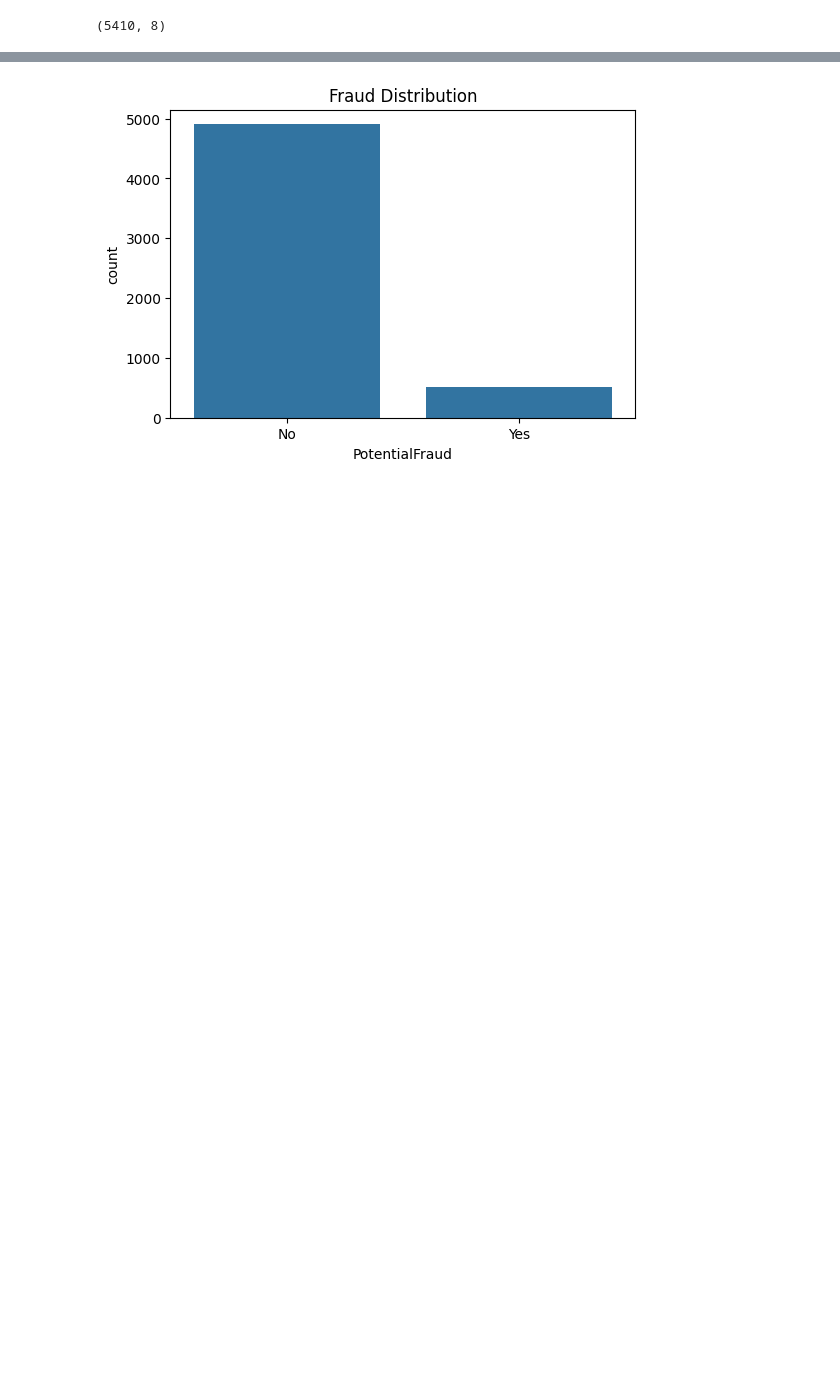
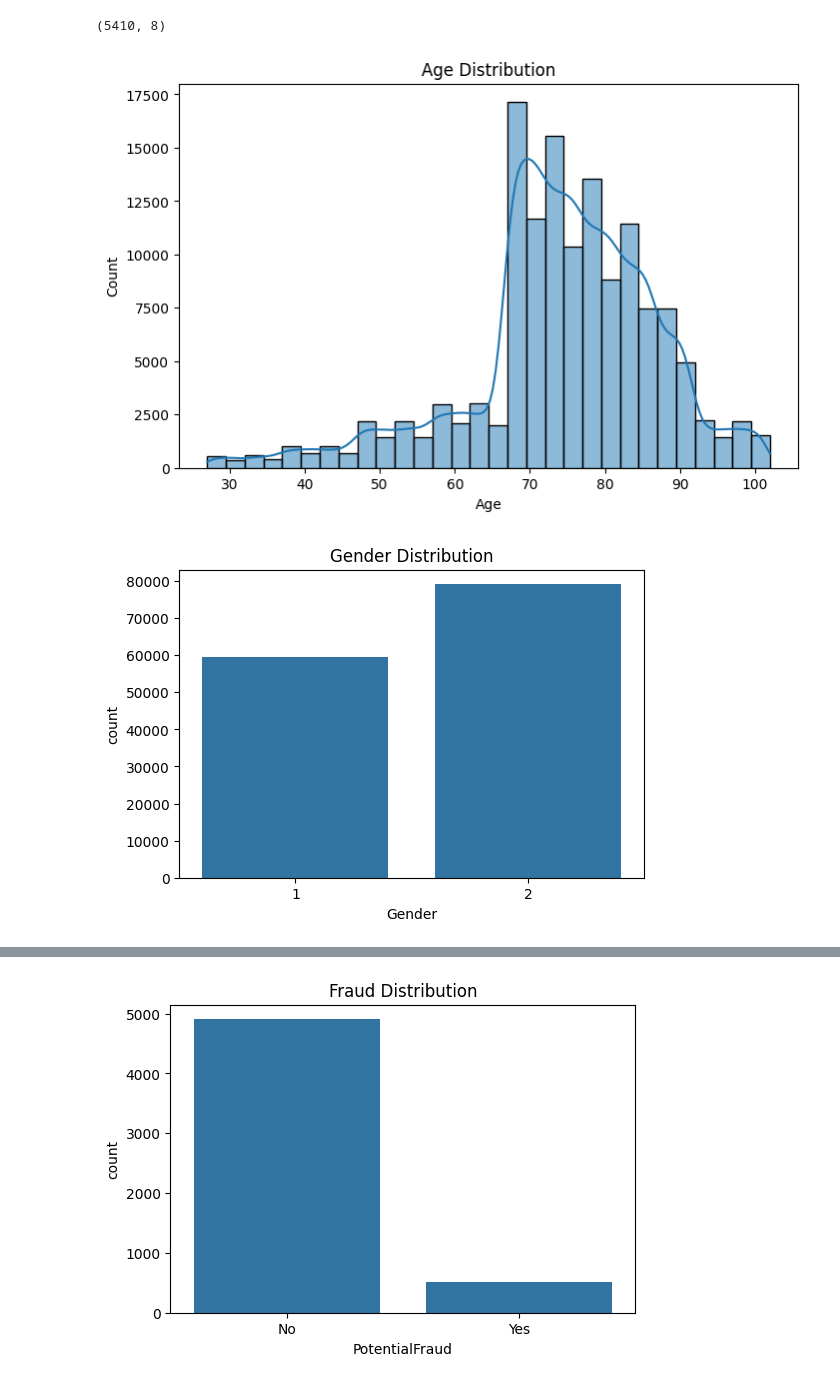
Before and after one commit to rishitha067/Healthcare-Fraud-Detection, a Jupyter notebook: Healthcare_Provider_Fraud_Detection.ipynb, the cells around one changed output, grey strips where cells are left out. Drawn from its saved outputs; the diff is of its cells as text; code cells hidden in the pictures; blank space fills up the shorter version.

```diff
--- a/Healthcare_Provider_Fraud_Detection.ipynb
+++ b/Healthcare_Provider_Fraud_Detection.ipynb
@@ -467,3 +516,30 @@ final_train.head()
 final_train.shape
 # %% [output]
 (5410, 8)
+# %%
+# Age Distribution
+plt.figure(figsize=(8,5))
+sns.histplot(beneficiary['Age'], bins=30, kde=True)
+plt.title("Age Distribution")
+plt.show()
+
+# Gender Distribution
+plt.figure(figsize=(6,4))
+sns.countplot(x='Gender', data=beneficiary)
+plt.title("Gender Distribution")
+plt.show()
+
+# Hospital Stay Distribution
+plt.figure(figsize=(8,5))
+sns.histplot(inpatient['HospitalStay'], bins=25)
+plt.title("Hospital Stay Distribution")
+plt.show()
+
+# Deductible Distribution
+plt.figure(figsize=(8,5))
+sns.boxplot(y=inpatient['DeductibleAmtPaid'])
+plt.title("Deductible Distribution")
+plt.show()
+# %% [output]
+[figure, added]
+[figure, added]
```
Also changed, not shown: parts of 9 cells of this notebook.
